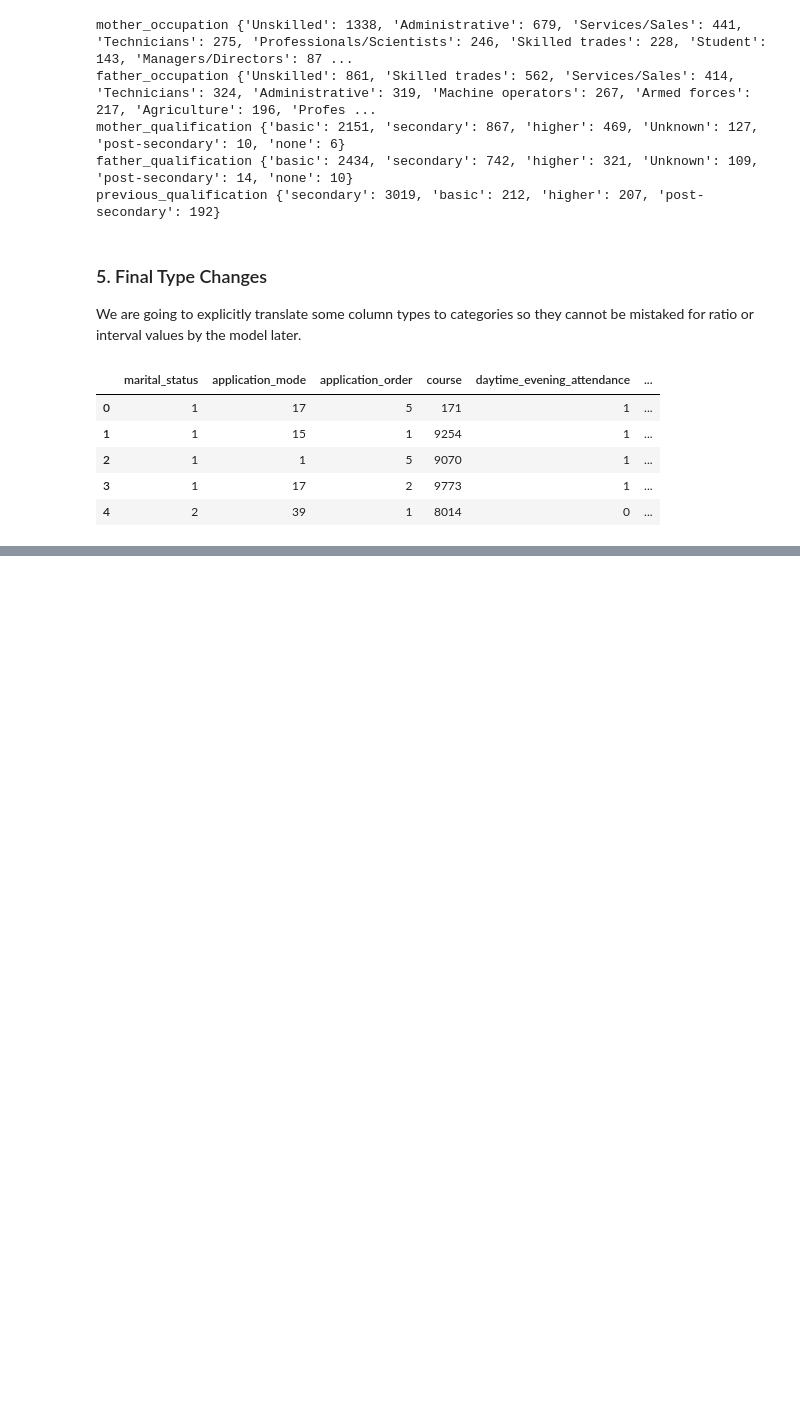
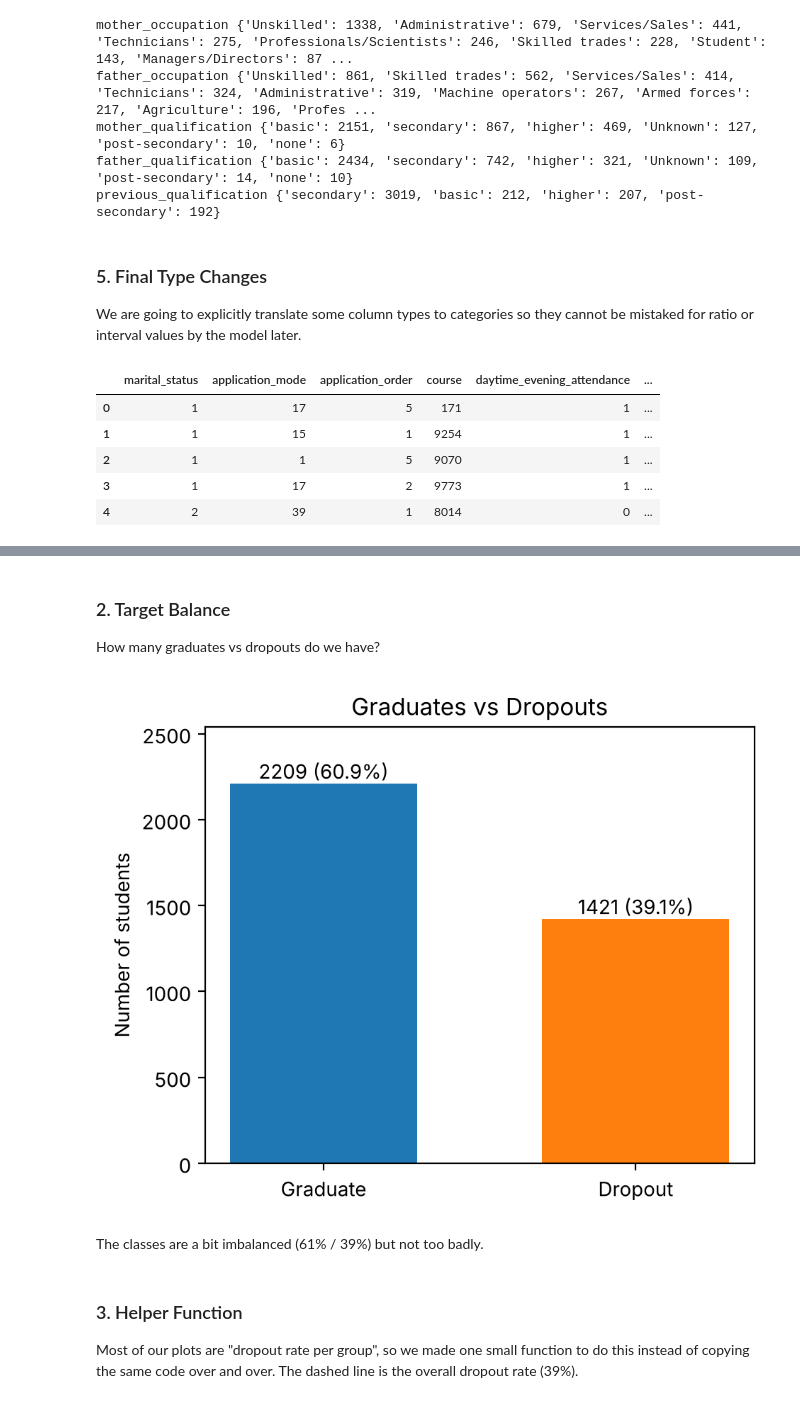
Before and after one commit to QAryan/cis-4020-project, a Jupyter notebook: project.ipynb, the cells around one changed output, grey strips where cells are left out. Cells and saved outputs as stored; diff of their text form; code cells hidden in the pictures; blank space fills up the shorter version.

```diff
--- a/project.ipynb
+++ b/project.ipynb
@@ -223,0 +261,25 @@ df.head()
+# %% [markdown]
+### 2. Target Balance
+How many graduates vs dropouts do we have?
+# %%
+GRAD_COLOR = "#1f77b4"
+DROP_COLOR = "#ff7f0e"
+OVERALL_RATE = df["dropout"].mean()
+
+counts = df["dropout"].value_counts().rename({0: "Graduate", 1: "Dropout"})
+
+fig, ax = plt.subplots(figsize=(5, 4))
+bars = ax.bar(counts.index, counts.values, color=[GRAD_COLOR, DROP_COLOR], width=0.6)
+for bar, n in zip(bars, counts.values):
+    ax.text(bar.get_x() + bar.get_width() / 2, n + 30, f"{n} ({n / len(df):.1%})", ha="center")
+ax.set_title("Graduates vs Dropouts")
+ax.set_ylabel("Number of students")
+ax.set_ylim(0, counts.max() * 1.15)
+plt.show()
+# %% [output]
+[figure, added]
+# %% [markdown]
+The classes are a bit imbalanced (61% / 39%) but not too badly.
+# %% [markdown]
+### 3. Helper Function
+Most of our plots are "dropout rate per group", so we made one small function to do this instead of copying the same code over and over. The dashed line is the overall dropout rate (39%).
```
Also changed, not shown: parts of 30 cells of this notebook.
